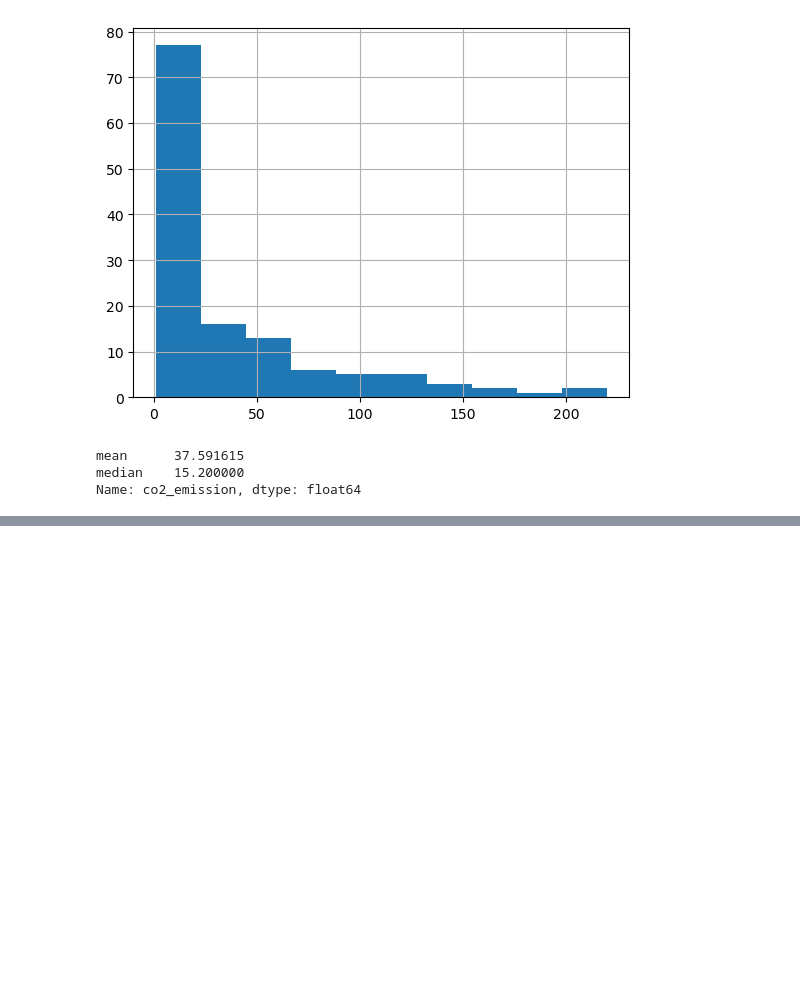
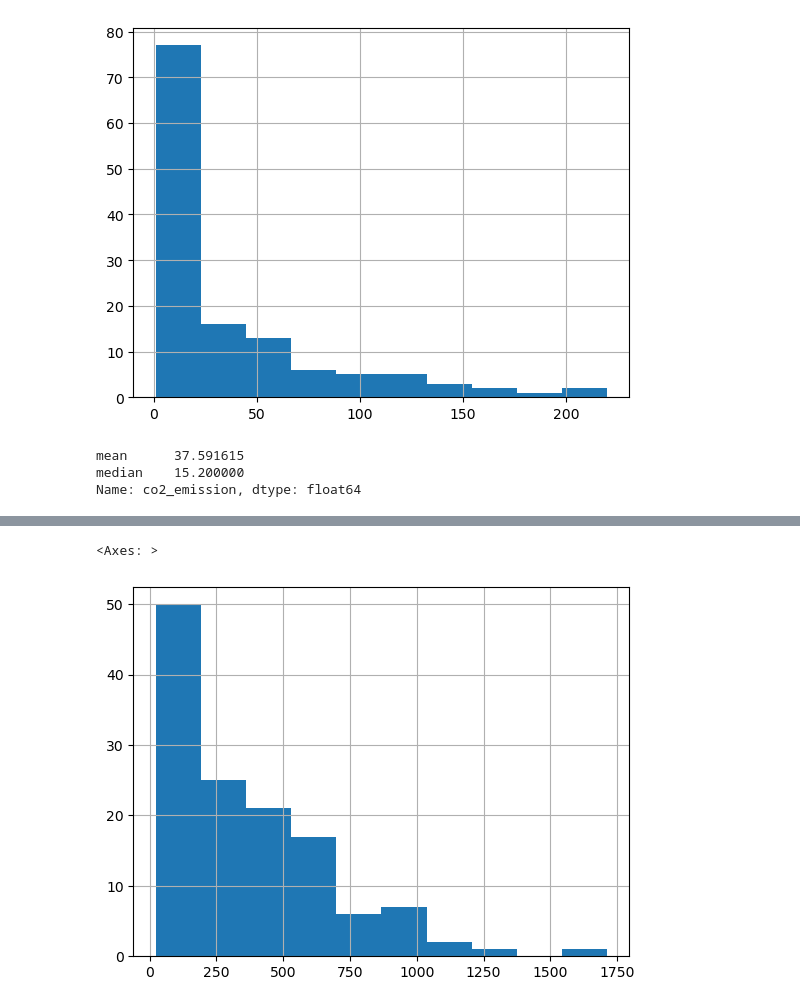
Before and after one commit to JanPoonthong/data-science, a Jupyter notebook: practice_for_final/Practice_For_Final.ipynb, the cells around one changed output, grey strips where cells are left out. Drawn from its saved outputs; the diff is of its cells as text; code cells hidden in the pictures; blank space fills up the shorter version.

```diff
--- a/practice_for_final/Practice_For_Final.ipynb
+++ b/practice_for_final/Practice_For_Final.ipynb
@@ -1124,0 +1162,5 @@ Name: co2_emission, dtype: float64
+# %%
+food_consumption[food_consumption["food_category"] == "beef"]["co2_emission"].hist()
+# %% [output]
+<Axes: >
+[figure, added]
```
Also changed, not shown: parts of 84 cells of this notebook, 6 other files.
